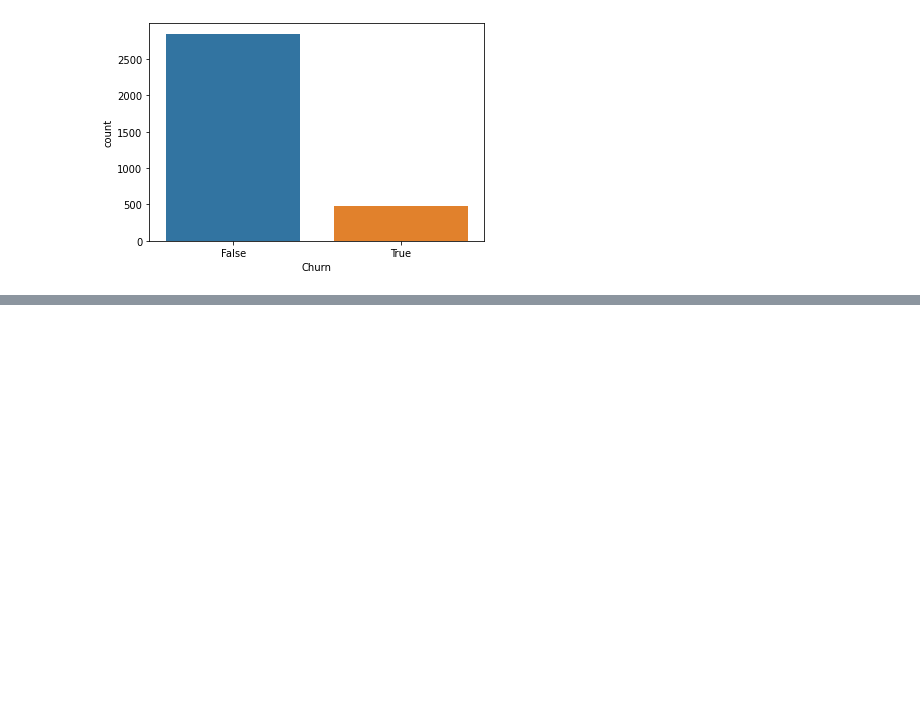
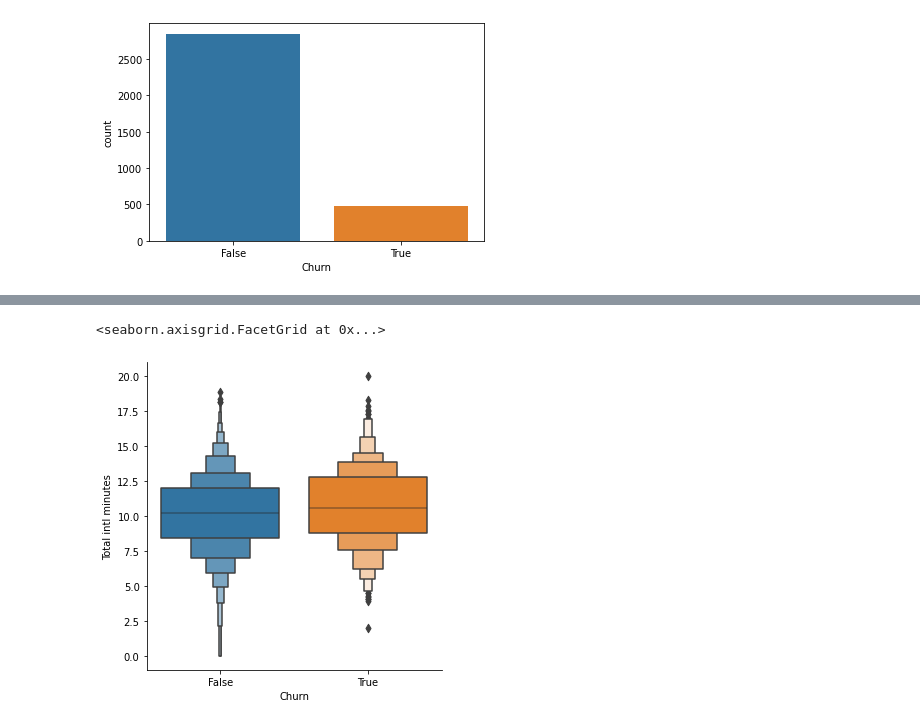
Before and after one commit to Aayushi4925/Telecom_churn, a Jupyter notebook: Copy_of_Telecom_Churn_Analysis_Capstone_Project.ipynb, the cells around one changed output, grey strips where cells are left out. Saved outputs shown, nothing was run; the diff lists cells and outputs as text; code cells hidden in the pictures; blank space fills up the shorter version.

```diff
--- a/Copy_of_Telecom_Churn_Analysis_Capstone_Project.ipynb
+++ b/Copy_of_Telecom_Churn_Analysis_Capstone_Project.ipynb
@@ -205,0 +209,5 @@ sns.countplot(df['Voice mail plan'],hue='Churn',data=df_copy)
+# %%
+sns.catplot(x='Churn',y='Total intl minutes',kind='boxen',data=df_copy)
+# %% [output]
+<seaborn.axisgrid.FacetGrid at 0x...>
+[figure, added]
```
Also changed, not shown: parts of 14 cells of this notebook.
